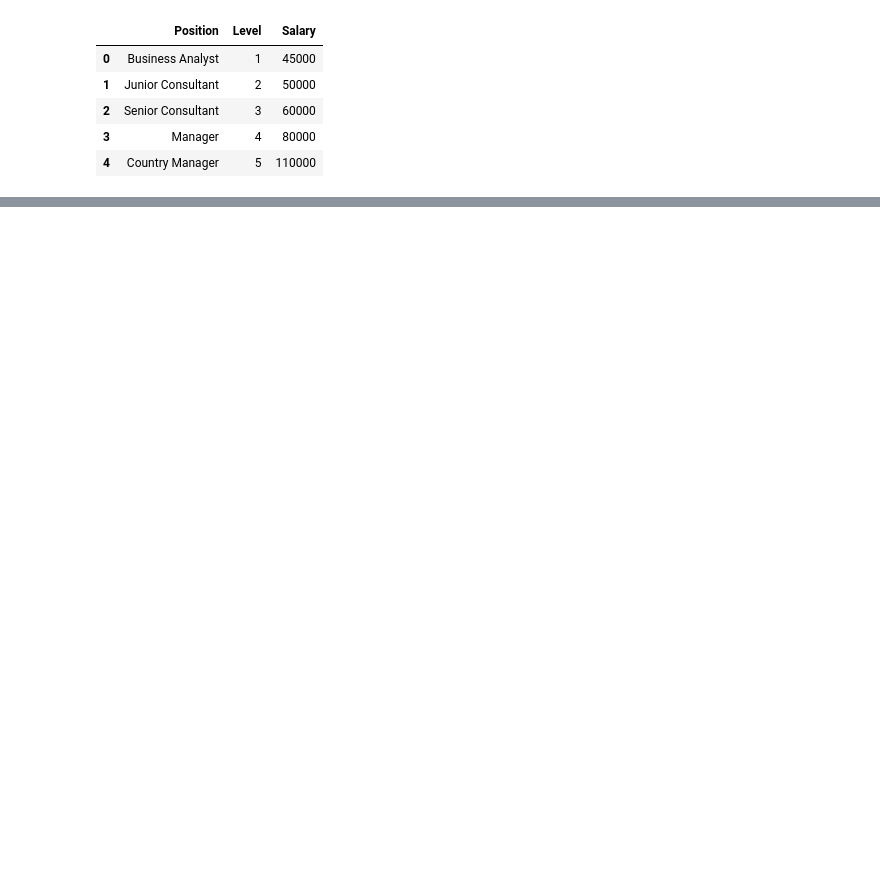
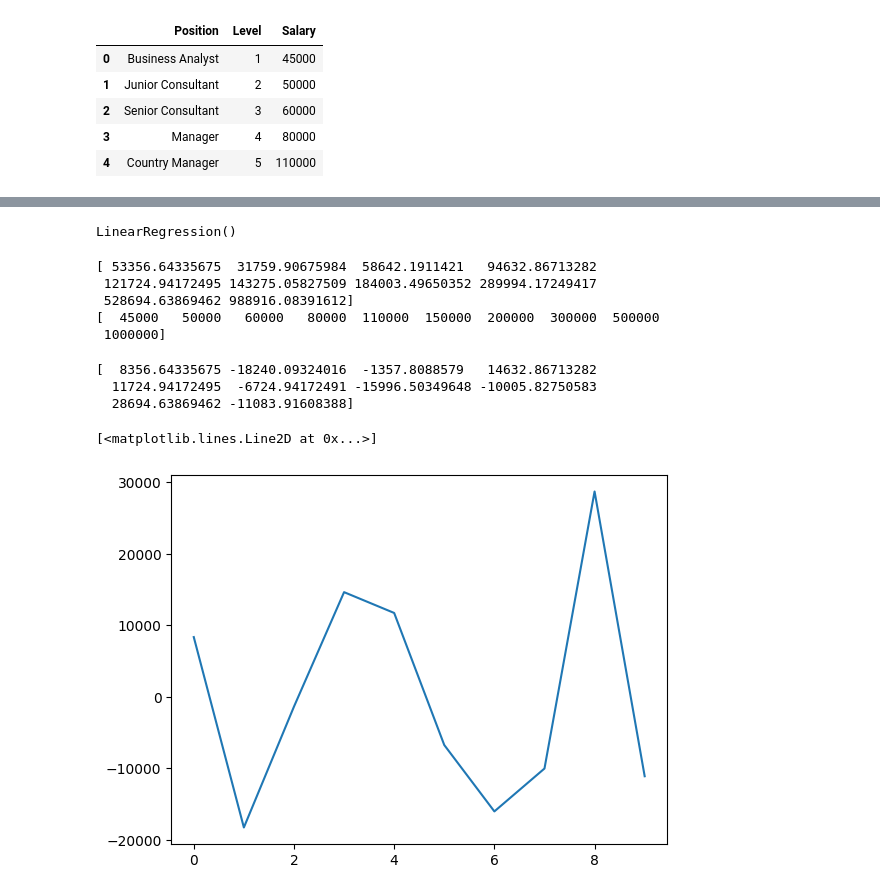
Before and after one commit to Robin2883/ML_Regression, a Jupyter notebook: polynomial_regression/poly_reg.ipynb, the cells around one changed output, grey strips where cells are left out. Drawn from its saved outputs; the diff is of its cells as text; code cells hidden in the pictures; blank space fills up the shorter version.

```diff
--- a/polynomial_regression/poly_reg.ipynb
+++ b/polynomial_regression/poly_reg.ipynb
@@ -27,0 +76,33 @@ plt.scatter(X,y)
+# %%
+# Training the Polynomial Regression model on the whole dataset
+poly_reg=PolynomialFeatures(degree=4)
+X_poly=poly_reg.fit_transform(X)
+lin_reg_2=LinearRegression()
+lin_reg_2.fit(X_poly, y)
+# %% [output]
+LinearRegression()
+# %%
+#predicting with trained model
+y_pred=lin_reg_2.predict(X_poly)
+print(y_pred)
+print(y)
+# %% [output]
+[ 53356.64335675  31759.90675984  58642.1911421   94632.86713282
+ 121724.94172495 143275.05827509 184003.49650352 289994.17249417
+ 528694.63869462 988916.08391612]
+[  45000   50000   60000   80000  110000  150000  200000  300000  500000
+ 1000000]
+# %%
+#checkin residual value
+residual=y_pred-y
+print(residual)
+# %% [output]
+[  8356.64335675 -18240.09324016  -1357.8088579   14632.86713282
+  11724.94172495  -6724.94172491 -15996.50349648 -10005.82750583
+  28694.63869462 -11083.91608388]
+# %%
+#auto-correlation
+plt.plot(residual)
+# %% [output]
+[<matplotlib.lines.Line2D at 0x...>]
+[figure, added]
```
Also changed, not shown: parts of 13 cells of this notebook.
